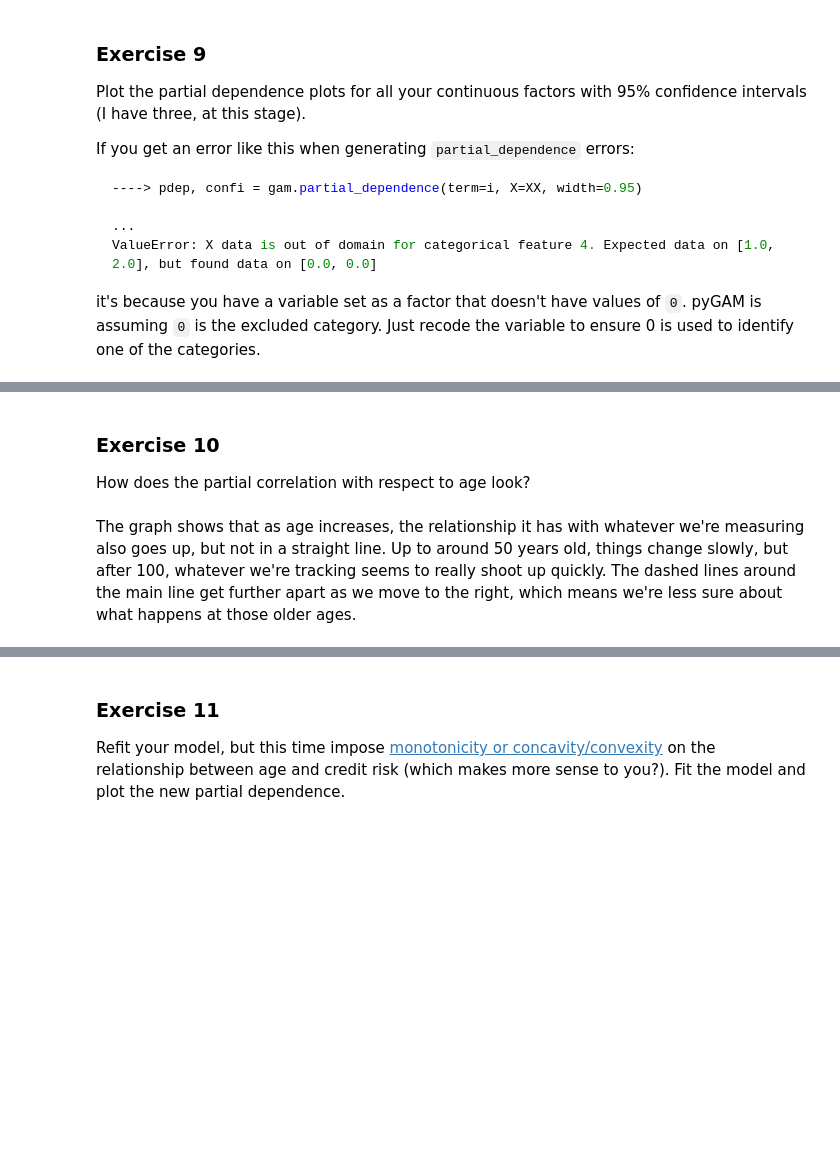
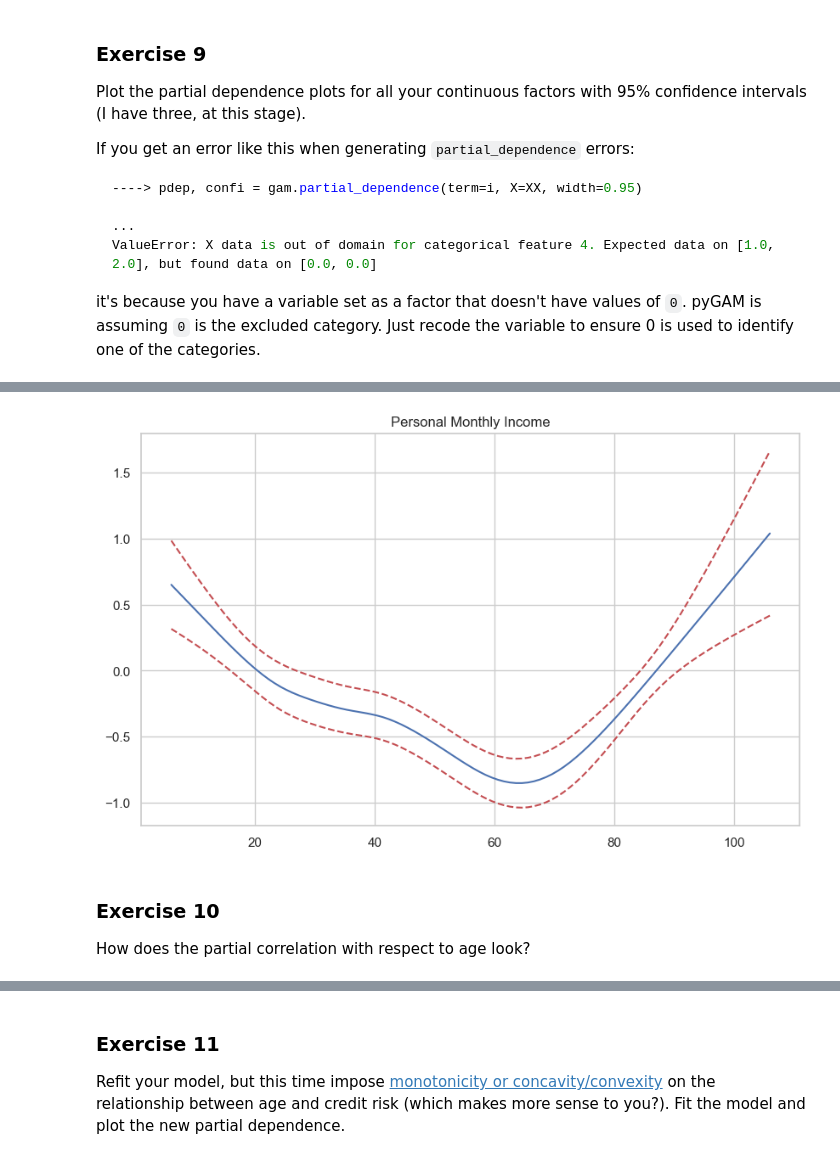
Before and after one commit to carrieli15/Unifying_Data_Science_Python, a Jupyter notebook: interpretable/exercise_interpretable.ipynb, the cells around one changed output, grey strips where cells are left out. Cells and saved outputs as stored; diff of their text form; code cells hidden in the pictures; blank space fills up the shorter version.

```diff
--- a/interpretable/exercise_interpretable.ipynb
+++ b/interpretable/exercise_interpretable.ipynb
@@ -846,7 +865,19 @@ for i, term_name in enumerate(selected_continuous):
+# %%
+# Plotting partial dependence for the 'AGE' variable
+
+fig, ax = plt.subplots(1, 1, figsize=(10, 6))
+i = 5
+XX = gam.generate_X_grid(term=i)
+pdep, confi = gam.partial_dependence(term=i, width=0.95)
+
+ax.plot(XX[:, i], pdep)
+ax.plot(XX[:, i], confi, c="r", ls="--")
+
+ax.set_title("Personal Monthly Income")
+plt.show()
+# %% [output]
+[figure, added]
 # %% [markdown]
 ### Exercise 10
 
 How does the partial correlation with respect to age look?
-# %% [markdown]
-
-The graph shows that as age increases, the relationship it has with whatever we're measuring also goes up, but not in a straight line. Up to around 50 years old, things change slowly, but after 100, whatever we're tracking seems to really shoot up quickly. The dashed lines around the main line get further apart as we move to the right, which means we're less sure about what happens at those older ages.
```
Also changed, not shown: parts of 23 cells of this notebook, 5 other files.
